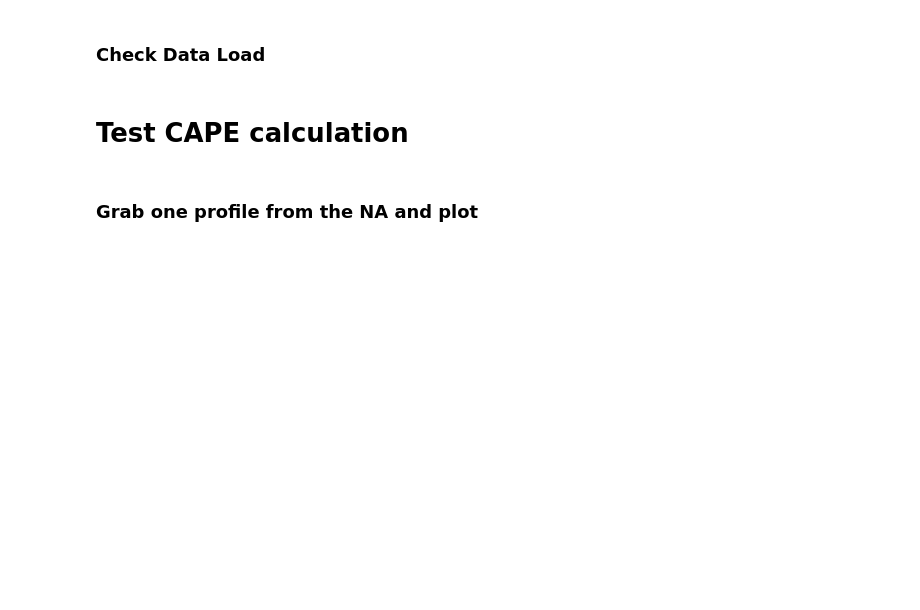
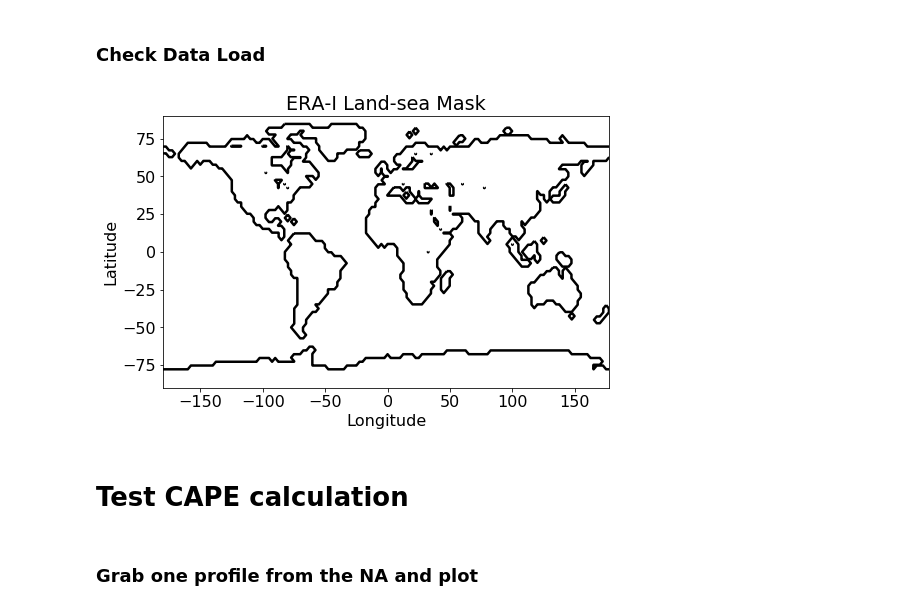
Before and after one commit to dgilford/tcpyPI, a Jupyter notebook: test_pi_calc.ipynb, the cells around one changed output. Drawn from its saved outputs; the diff is of its cells as text; code cells hidden in the pictures; blank space fills up the shorter version.

```diff
--- a/test_pi_calc.ipynb
+++ b/test_pi_calc.ipynb
@@ -49,13 +49,15 @@ Data variables:
 # %% [markdown]
 ### Check Data Load
 # %%
-# # view the land-sea mask as a sanity check of our data loading
-# plt.figure(figsize=(8,5))
-# plt.contour(ds.lon,ds.lat,ds.lsm,[0.1,],colors='k',linewidths=2.5)
-# plt.xlabel(ds.lon.standard_name)
-# plt.ylabel(ds.lat.standard_name)
-# plt.title(ds.lsm.standard_name)
-# plt.show()
+# view the land-sea mask as a sanity check of our data loading
+plt.figure(figsize=(8,5))
+plt.contour(ds.lon,ds.lat,ds.lsm,[0.1,],colors='k',linewidths=2.5)
+plt.xlabel(ds.lon.standard_name)
+plt.ylabel(ds.lat.standard_name)
+plt.title(ds.lsm.standard_name)
+plt.show()
+# %% [output]
+[figure, added]
 # %% [markdown]
 # Test CAPE calculation
 # %% [markdown]
```
Also changed, not shown: parts of 5 cells of this notebook, 3 other files.
